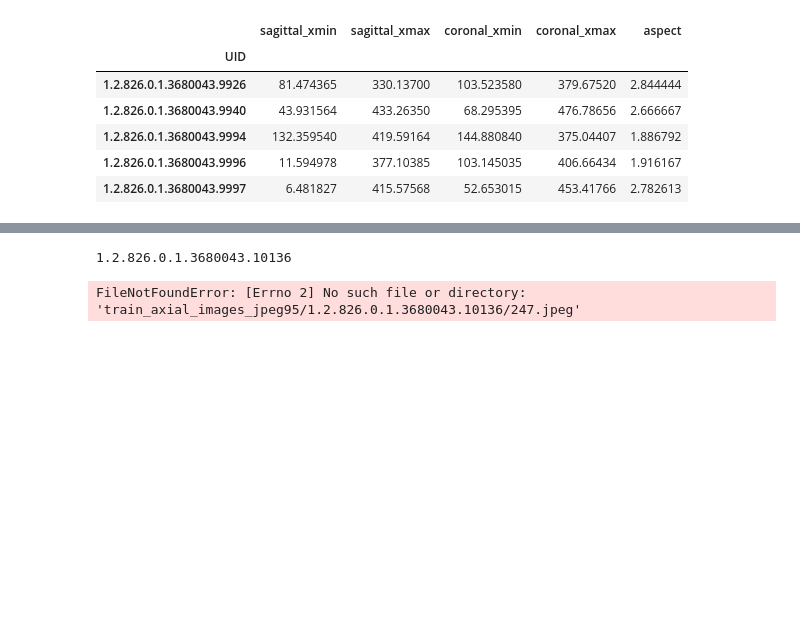
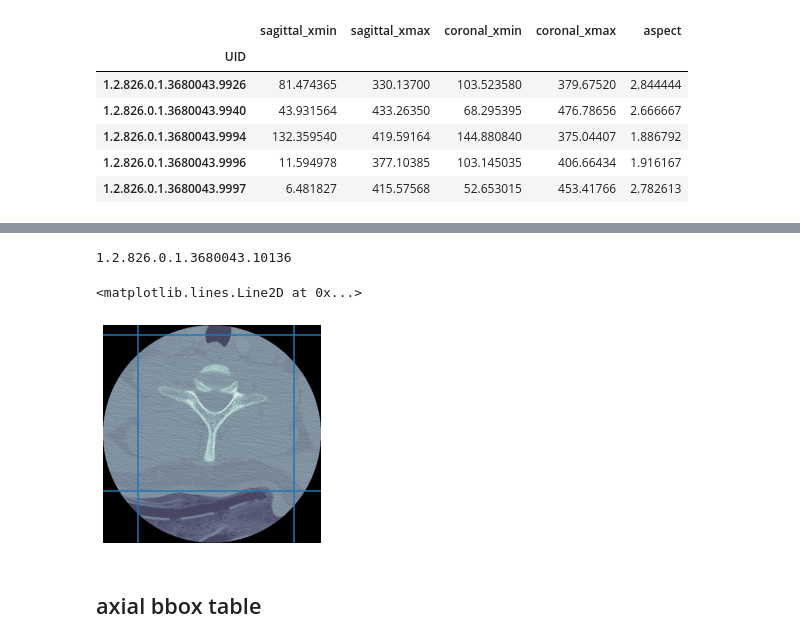
Before and after one commit to ghty011/cervical_spine, a Jupyter notebook: final/generate_train_axial_boundary_table.ipynb, the cells around one changed output, grey strips where cells are left out. Cells and saved outputs as stored; diff of their text form; code cells hidden in the pictures; blank space fills up the shorter version.

```diff
--- a/final/generate_train_axial_boundary_table.ipynb
+++ b/final/generate_train_axial_boundary_table.ipynb
@@ -11,8 +11,8 @@ from tqdm import tqdm
 
 from PIL import Image, ImageOps
 # %%
-# DATA_DIR = "/root/autodl-tmp/cervical_spine/"
-DATA_DIR = "/Volumes/SSD970/"
+DATA_DIR = "/root/autodl-tmp/cervical_spine/"
+# DATA_DIR = "/Volumes/SSD970/"
 # %%
 xray_df = pd.read_csv(os.path.join(DATA_DIR, 'meta_xray.csv')).drop_duplicates(subset='UID').set_index('UID')
 xray_df = xray_df["aspect"]
@@ -89,13 +89,14 @@ boundary_df.tail()
 # %%
 s = boundary_df.iloc[10]
 print(s.name)
-img = Image.open(os.path.join('train_axial_images_jpeg95', s.name, '247.jpeg'))
+img = Image.open(os.path.join(DATA_DIR, 'train_axial_images_jpeg95', s.name, '247.jpeg'))
 plt.axis('off')
 plt.imshow(img, cmap='bone')
 plt.axvline(s.xmin)
 plt.axvline(s.xmax)
 plt.axhline(s.ymin)
 plt.axhline(s.ymax)
 # %% [output]
 1.2.826.0.1.3680043.10136
-FileNotFoundError: [Errno 2] No such file or directory: 'train_axial_images_jpeg95/1.2.826.0.1.3680043.10136/247.jpeg'
+<matplotlib.lines.Line2D at 0x...>
+[figure, added]
@@ -102 +106,3 @@ FileNotFoundError: [Errno 2] No such file or directory: 'train_axial_images_jpeg
+# %% [markdown]
+## axial bbox table
 # %%
```
Also changed, not shown: parts of 5 cells of this notebook, 3 other files.
